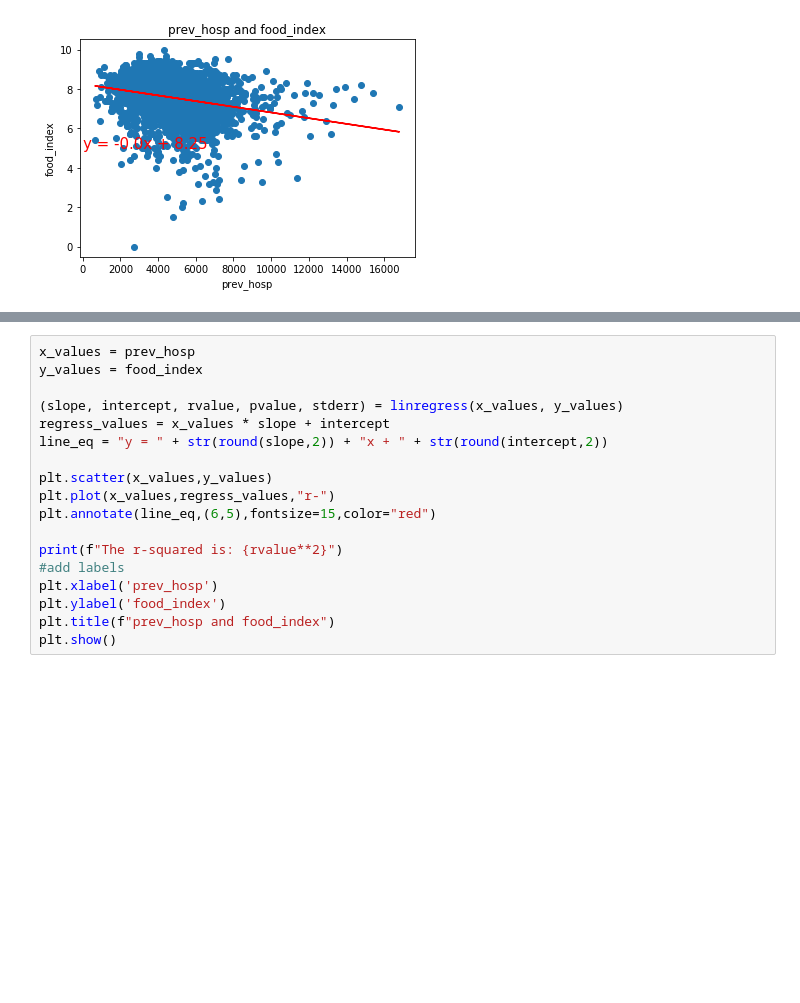
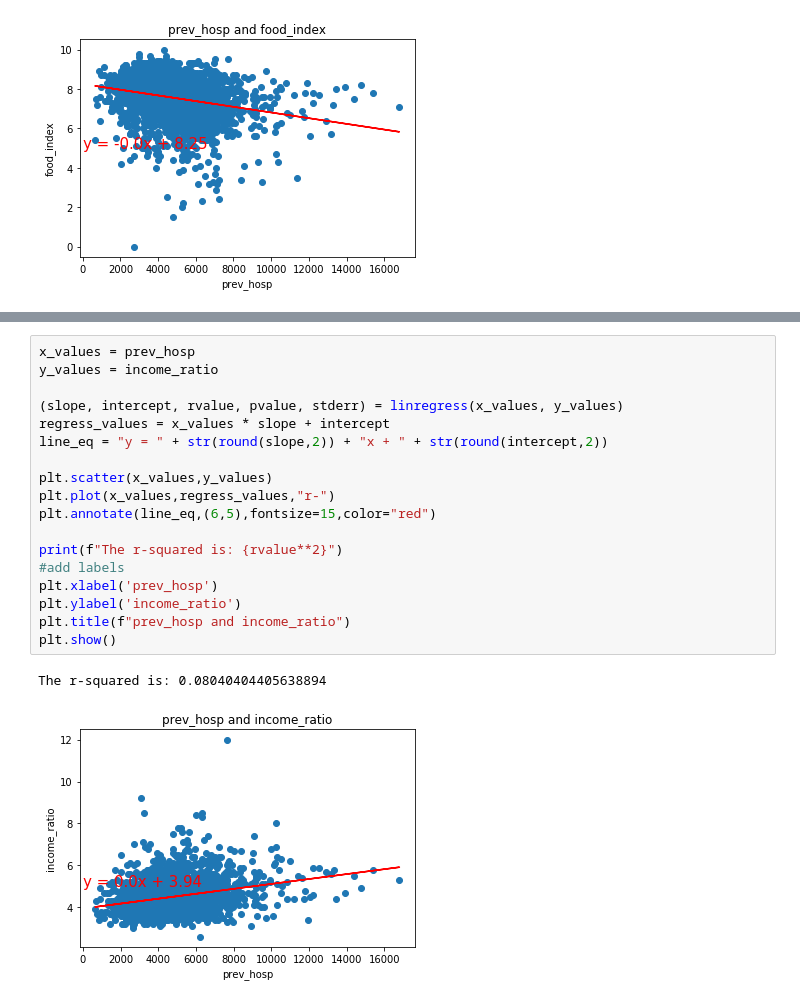
Before and after one commit to hbielser/FourLoopers.CityProject1, a Jupyter notebook: County_Data_Analysis.ipynb, the cells around one changed output, grey strips where cells are left out. Drawn from its saved outputs; the diff is of its cells as text; blank space fills up the shorter version.

```diff
--- a/County_Data_Analysis.ipynb
+++ b/County_Data_Analysis.ipynb
@@ -100,19 +104,22 @@ plt.show()
 # %%
 x_values = prev_hosp
-y_values = food_index
+y_values = income_ratio
 
 (slope, intercept, rvalue, pvalue, stderr) = linregress(x_values, y_values)
 regress_values = x_values * slope + intercept
 line_eq = "y = " + str(round(slope,2)) + "x + " + str(round(intercept,2))
 
 plt.scatter(x_values,y_values)
 plt.plot(x_values,regress_values,"r-")
 plt.annotate(line_eq,(6,5),fontsize=15,color="red")
 
 print(f"The r-squared is: {rvalue**2}")
 #add labels
 plt.xlabel('prev_hosp')
-plt.ylabel('food_index')
-plt.title(f"prev_hosp and food_index")
+plt.ylabel('income_ratio')
+plt.title(f"prev_hosp and income_ratio")
 plt.show()
+# %% [output]
+The r-squared is: 0.08040404405638894
+[figure, added]
 # %%
```
Also changed, not shown: parts of 5 cells of this notebook.
